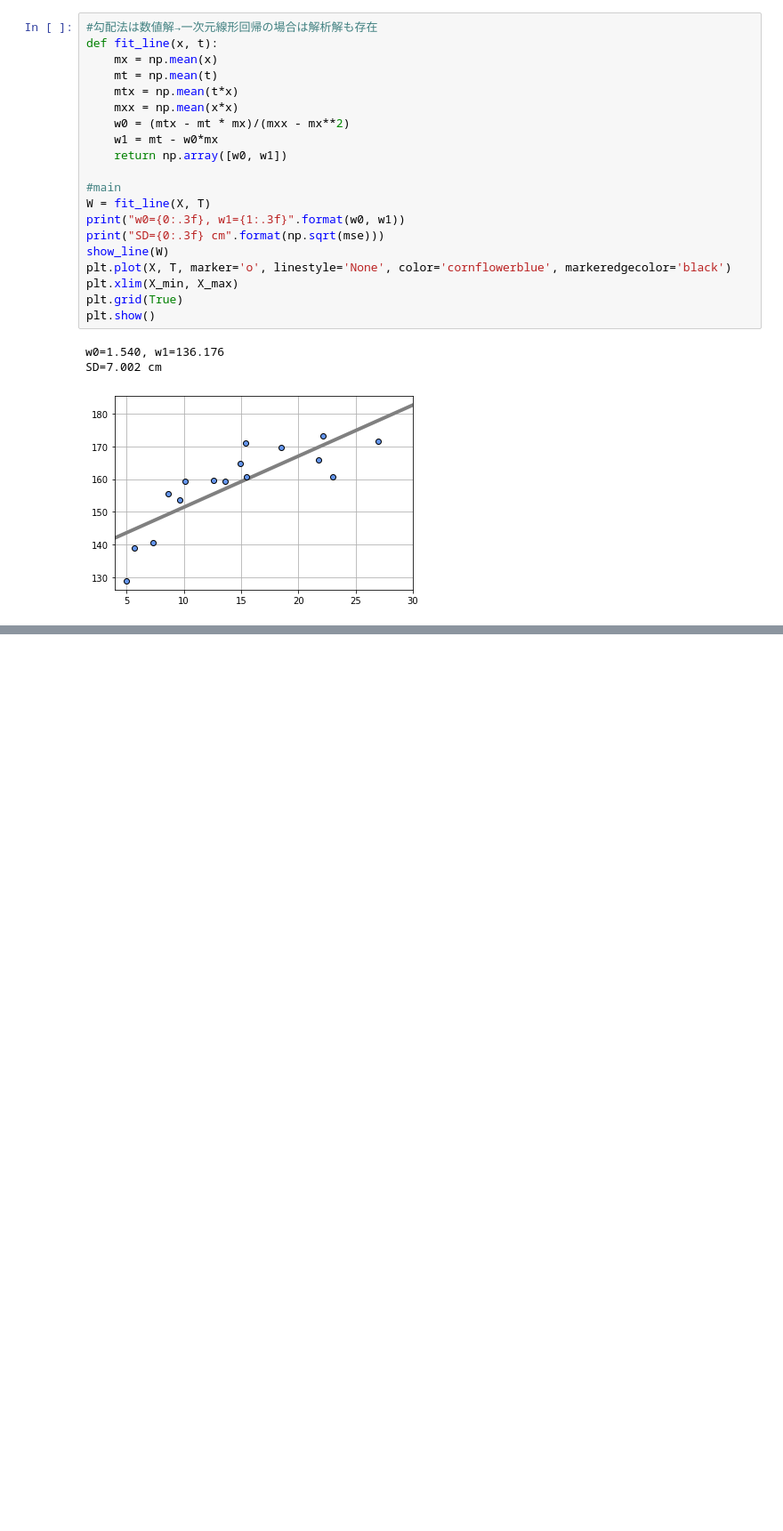
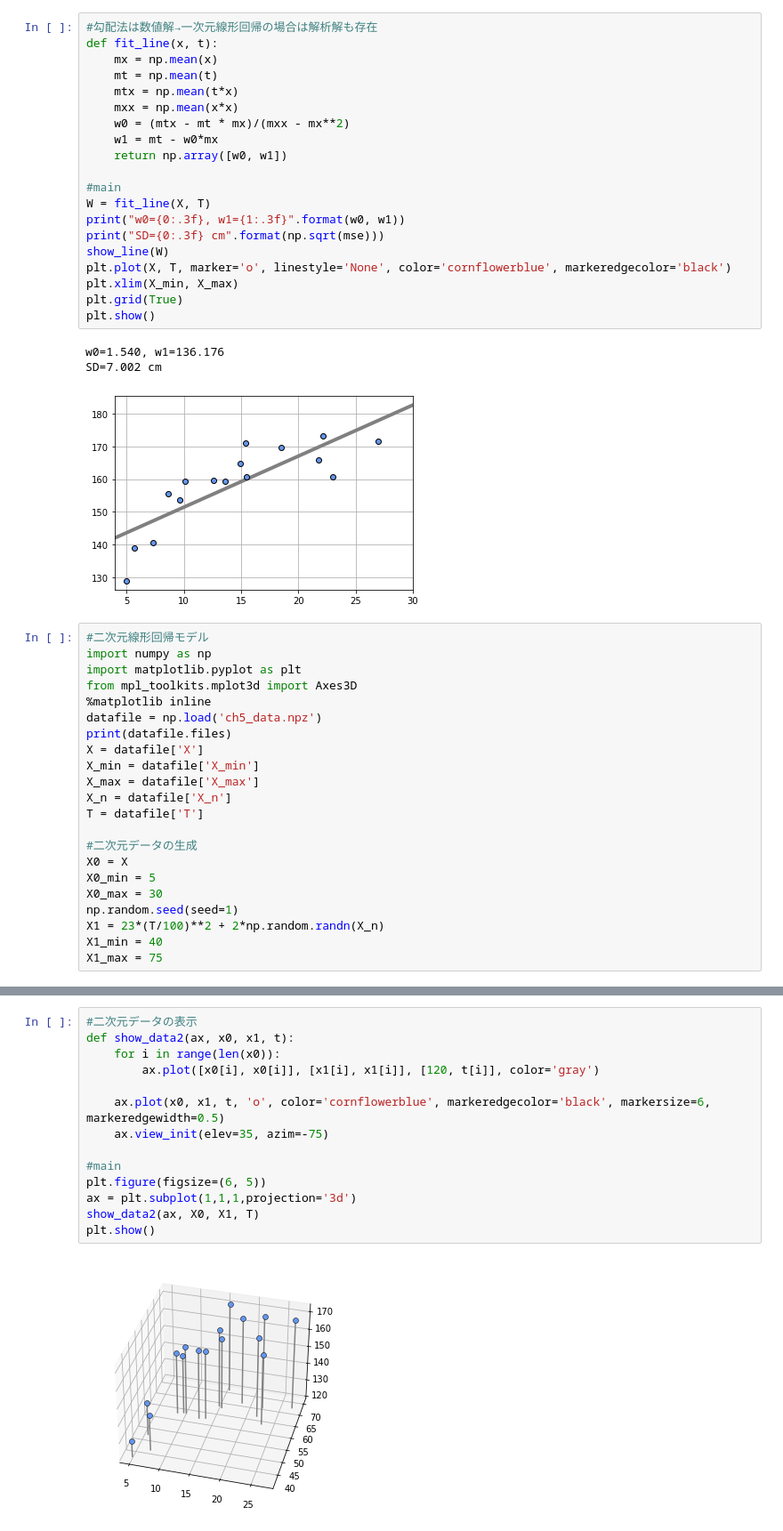
Before and after one commit to skanayam/python_machinelearning_tutorial, a Jupyter notebook: section5.ipynb, the cells around one changed output, grey strips where cells are left out. Shown: that part at 89% size. Drawn from its saved outputs; the diff is of its cells as text; blank space fills up the shorter version.

```diff
--- a/section5.ipynb
+++ b/section5.ipynb
@@ -195,3 +195,25 @@ plt.show()
 w0=1.540, w1=136.176
 SD=7.002 cm
 [figure]
+# %%
+#二次元線形回帰モデル
+import numpy as np
+import matplotlib.pyplot as plt
+from mpl_toolkits.mplot3d import Axes3D
+%matplotlib inline
+datafile = np.load('ch5_data.npz')
+print(datafile.files)
+X = datafile['X']
+X_min = datafile['X_min']
+X_max = datafile['X_max']
+X_n = datafile['X_n']
+T = datafile['T']
+
+#二次元データの生成
+X0 = X
+X0_min = 5
+X0_max = 30
+np.random.seed(seed=1)
+X1 = 23*(T/100)**2 + 2*np.random.randn(X_n)
+X1_min = 40
+X1_max = 75
@@ -197,0 +233,16 @@ SD=7.002 cm
+# %%
+#二次元データの表示
+def show_data2(ax, x0, x1, t):
+    for i in range(len(x0)):
+        ax.plot([x0[i], x0[i]], [x1[i], x1[i]], [120, t[i]], color='gray')
+
+    ax.plot(x0, x1, t, 'o', color='cornflowerblue', markeredgecolor='black', markersize=6, markeredgewidth=0.5)
+    ax.view_init(elev=35, azim=-75)
+
+#main
+plt.figure(figsize=(6, 5))
+ax = plt.subplot(1,1,1,projection='3d')
+show_data2(ax, X0, X1, T)
+plt.show()
+# %% [output]
+[figure, added]
```
Also changed, not shown: parts of 5 cells of this notebook.
